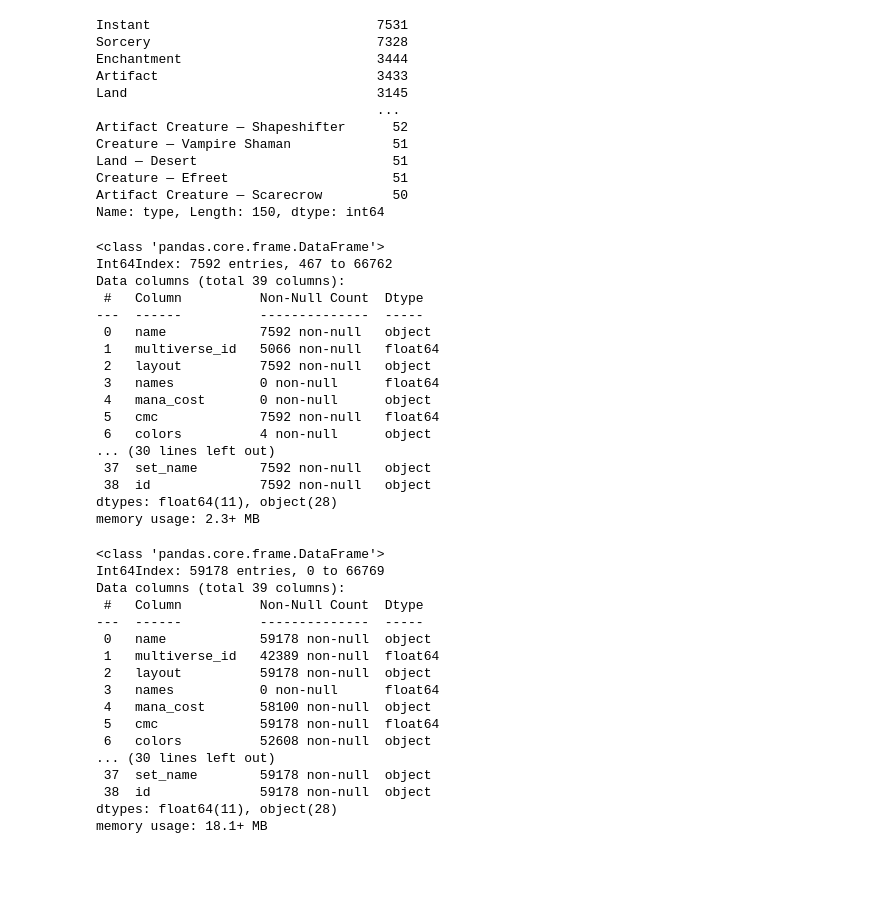
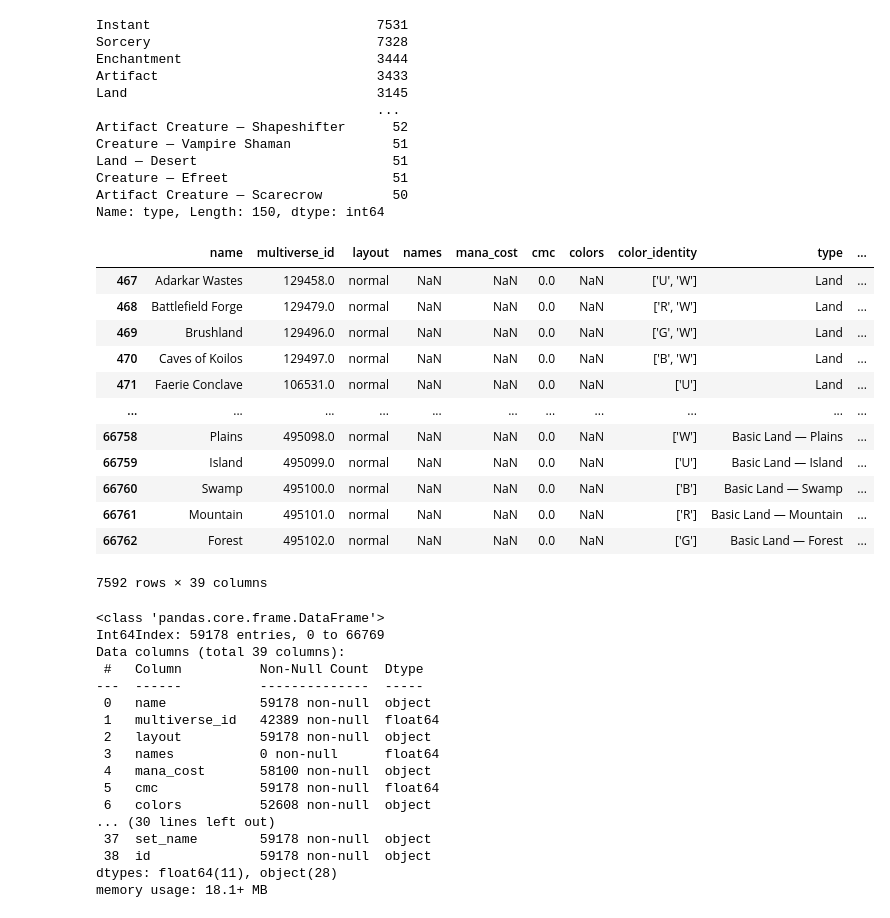
Before and after one commit to WankinNV/MTG_cards_analysis, a Jupyter notebook: MTG_saber.ipynb, the cells around one changed output. Saved outputs shown, nothing was run; the diff lists cells and outputs as text; code cells hidden in the pictures; blank space fills up the shorter version.

```diff
--- a/MTG_saber.ipynb
+++ b/MTG_saber.ipynb
@@ -285,25 +333,21 @@ Name: type, Length: 150, dtype: int64
 # %%
 land = df['type'].str.contains('Land')
 only_land = df.loc[land]
-only_land.info()
+only_land
 # %% [output]
+|  | name | multiverse_id | layout | names | mana_cost | cmc | colors | color_identity | type | ... |
+| 467 | Adarkar Wastes | 129458.0 | normal | NaN | NaN | 0.0 | NaN | ['U', 'W'] | Land | ... |
+| 468 | Battlefield Forge | 129479.0 | normal | NaN | NaN | 0.0 | NaN | ['R', 'W'] | Land | ... |
+| 469 | Brushland | 129496.0 | normal | NaN | NaN | 0.0 | NaN | ['G', 'W'] | Land | ... |
+| 470 | Caves of Koilos | 129497.0 | normal | NaN | NaN | 0.0 | NaN | ['B', 'W'] | Land | ... |
+| 471 | Faerie Conclave | 106531.0 | normal | NaN | NaN | 0.0 | NaN | ['U'] | Land | ... |
+| ... | ... | ... | ... | ... | ... | ... | ... | ... | ... | ... |
+| 66758 | Plains | 495098.0 | normal | NaN | NaN | 0.0 | NaN | ['W'] | Basic Land — Plains | ... |
+| 66759 | Island | 495099.0 | normal | NaN | NaN | 0.0 | NaN | ['U'] | Basic Land — Island | ... |
+| 66760 | Swamp | 495100.0 | normal | NaN | NaN | 0.0 | NaN | ['B'] | Basic Land — Swamp | ... |
+| 66761 | Mountain | 495101.0 | normal | NaN | NaN | 0.0 | NaN | ['R'] | Basic Land — Mountain | ... |
+| 66762 | Forest | 495102.0 | normal | NaN | NaN | 0.0 | NaN | ['G'] | Basic Land — Forest | ... |
-<class 'pandas.core.frame.DataFrame'>
-Int64Index: 7592 entries, 467 to 66762
-Data columns (total 39 columns):
- #   Column          Non-Null Count  Dtype
----  ------          --------------  -----
- 0   name            7592 non-null   object
- 1   multiverse_id   5066 non-null   float64
- 2   layout          7592 non-null   object
- 3   names           0 non-null      float64
- 4   mana_cost       0 non-null      object
- 5   cmc             7592 non-null   float64
- 6   colors          4 non-null      object
-... (30 lines left out)
- 37  set_name        7592 non-null   object
- 38  id              7592 non-null   object
-dtypes: float64(11), object(28)
-memory usage: 2.3+ MB
+7592 rows × 39 columns
 # %%
 df_no_land = df.loc[~df['type'].isin(only_land['type'])]
 df_no_land.info()
```
Also changed, not shown: parts of 7 cells of this notebook.
